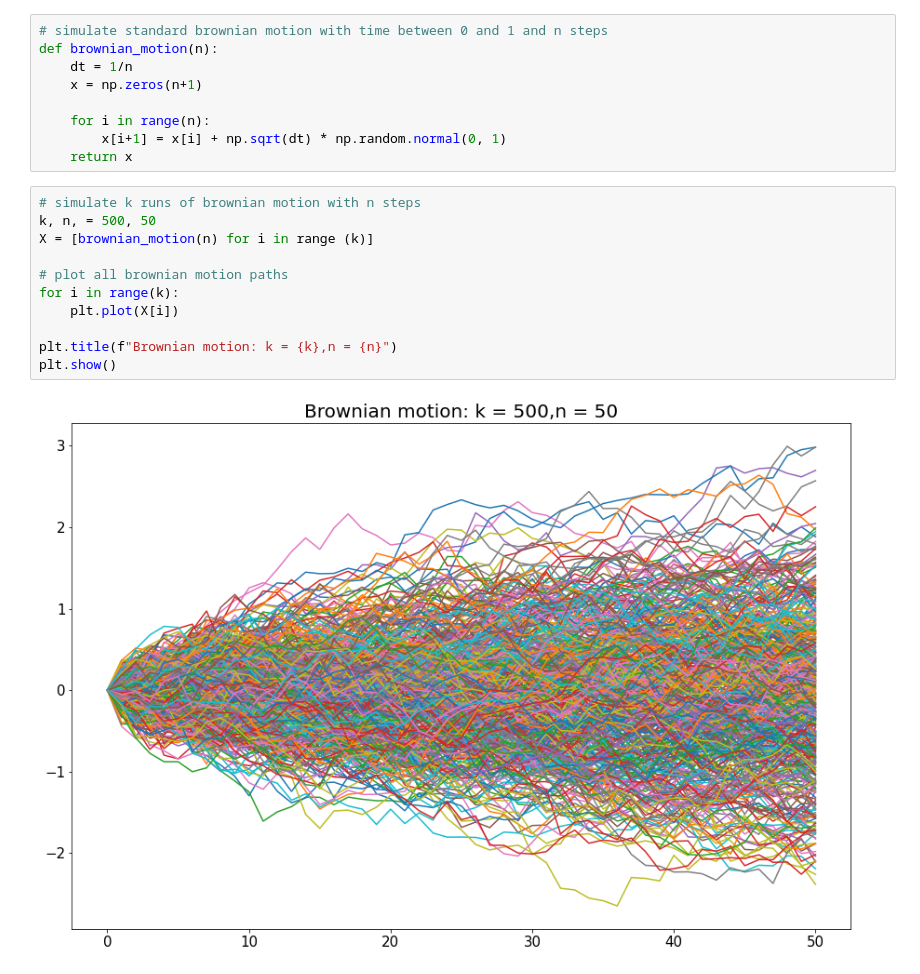
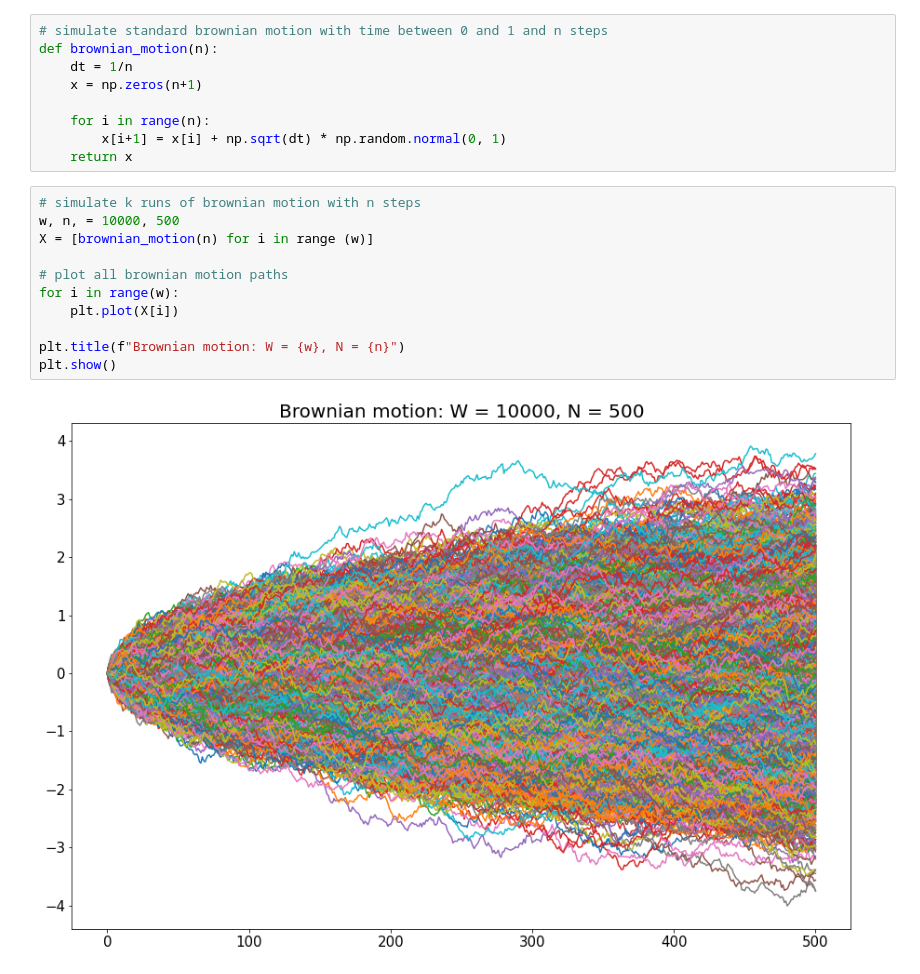
Before and after one commit to simonfallon/Stochastical-Processes-EAFIT, a Jupyter notebook: SImulacion MBEU.ipynb, the cells around one changed output. Drawn from its saved outputs; the diff is of its cells as text.

```diff
--- a/SImulacion MBEU.ipynb
+++ b/SImulacion MBEU.ipynb
@@ -22,17 +22,17 @@ def brownian_motion(n):
     return x
 # %%
 # simulate k runs of brownian motion with n steps
-k, n, = 500, 50
-X = [brownian_motion(n) for i in range (k)]
+w, n, = 10000, 500
+X = [brownian_motion(n) for i in range (w)]
 
 # plot all brownian motion paths
-for i in range(k):
+for i in range(w):
     plt.plot(X[i])
 
-plt.title(f"Brownian motion: k = {k},n = {n}")
+plt.title(f"Brownian motion: W = {w}, N = {n}")
 plt.show()
 # %% [output]
-[figure, old version]
+[figure, new version]
 # %%
 # convert X to a numpy array
 X = np.array(X)
```
Also changed, not shown: parts of 3 cells of this notebook.
